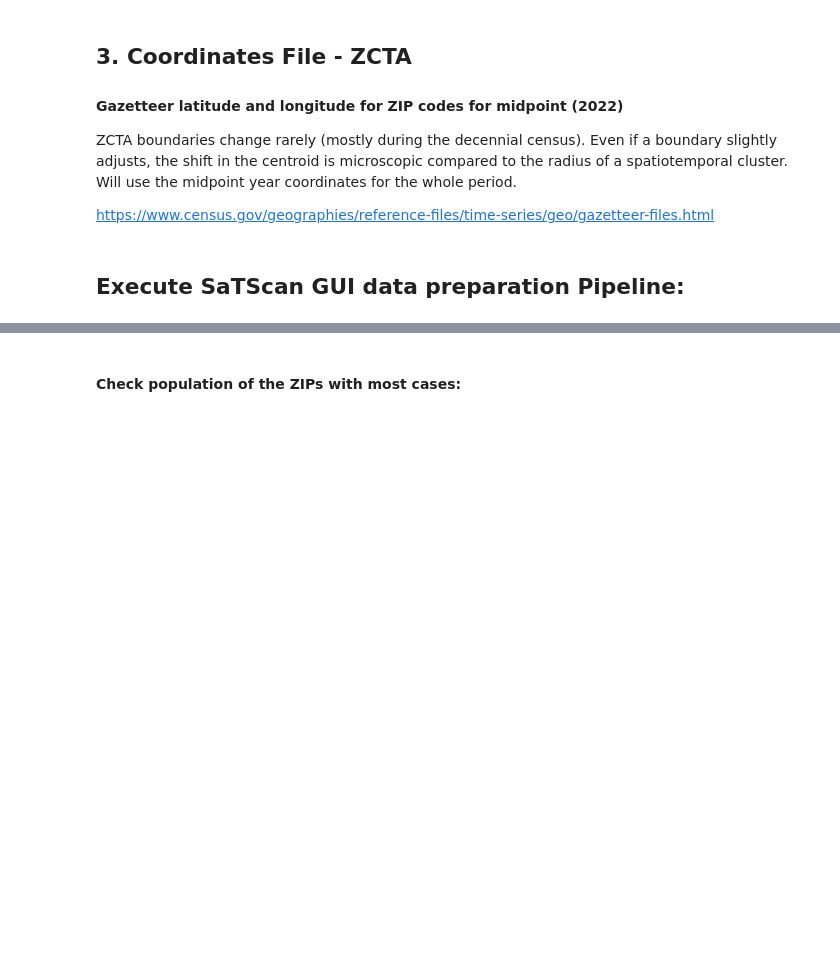
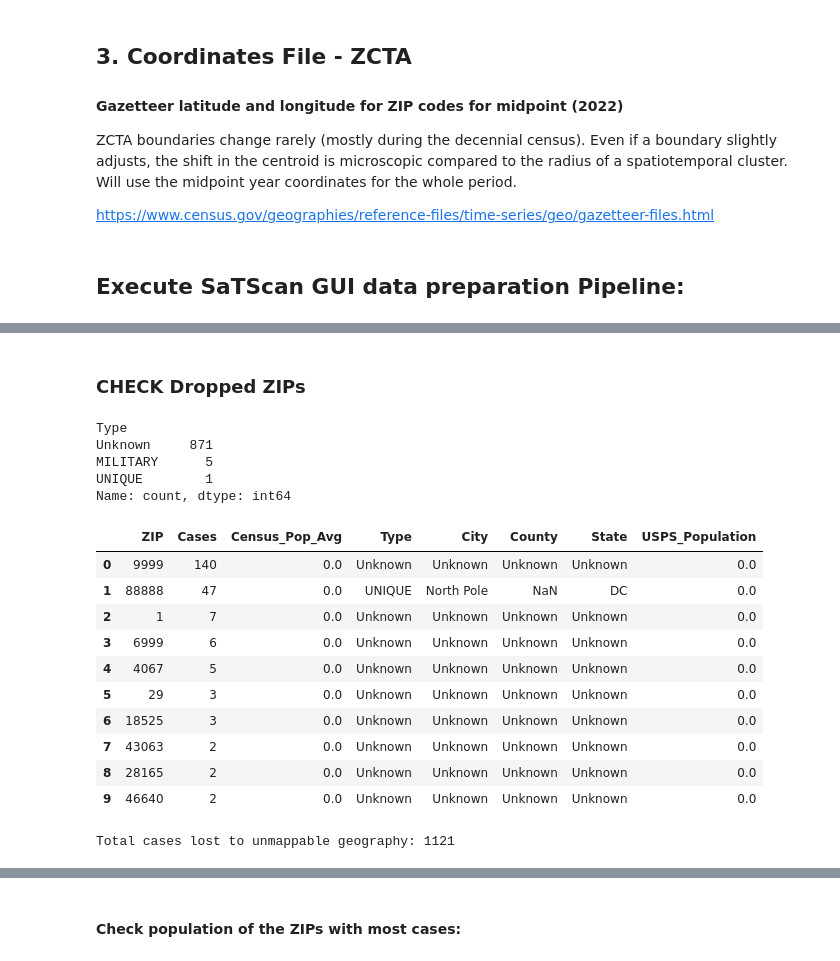
Before and after one commit to MatteoPS/suicide_forecasting, a Jupyter notebook: notebooks/1.1-NVDRS-geospatial.ipynb, the cells around one changed output, grey strips where cells are left out. Saved outputs shown, nothing was run; the diff lists cells and outputs as text; code cells hidden in the pictures; blank space fills up the shorter version.

```diff
--- a/notebooks/1.1-NVDRS-geospatial.ipynb
+++ b/notebooks/1.1-NVDRS-geospatial.ipynb
@@ -150,0 +156,33 @@ Success! Files ready for SaTScan GUI in: /Users/matteoperini/Library/CloudStorag
+# %% [markdown]
+### CHECK Dropped ZIPs
+# %%
+
+dropped_df = pd.read_csv(PROJECT_ROOT / "data" / "processed" / "satscan" / "dropped_unmappable_cases.csv")
+
+# See what types of ZIPs were dropped
+display(dropped_df['Type'].value_counts())
+
+# Look at the worst offenders (highest case counts dropped)
+display(dropped_df.head(10))
+
+# Calculate the total percentage of cases lost to PO Boxes/Unique ZIPs
+total_dropped = dropped_df['Cases'].sum()
+print(f"Total cases lost to unmappable geography: {total_dropped}")
+# %% [output]
+Type
+Unknown     871
+MILITARY      5
+UNIQUE        1
+Name: count, dtype: int64
+|  | ZIP | Cases | Census_Pop_Avg | Type | City | County | State | USPS_Population |
+| 0 | 9999 | 140 | 0.0 | Unknown | Unknown | Unknown | Unknown | 0.0 |
+| 1 | 88888 | 47 | 0.0 | UNIQUE | North Pole | NaN | DC | 0.0 |
+| 2 | 1 | 7 | 0.0 | Unknown | Unknown | Unknown | Unknown | 0.0 |
+| 3 | 6999 | 6 | 0.0 | Unknown | Unknown | Unknown | Unknown | 0.0 |
+| 4 | 4067 | 5 | 0.0 | Unknown | Unknown | Unknown | Unknown | 0.0 |
+| 5 | 29 | 3 | 0.0 | Unknown | Unknown | Unknown | Unknown | 0.0 |
+| 6 | 18525 | 3 | 0.0 | Unknown | Unknown | Unknown | Unknown | 0.0 |
+| 7 | 43063 | 2 | 0.0 | Unknown | Unknown | Unknown | Unknown | 0.0 |
+| 8 | 28165 | 2 | 0.0 | Unknown | Unknown | Unknown | Unknown | 0.0 |
+| 9 | 46640 | 2 | 0.0 | Unknown | Unknown | Unknown | Unknown | 0.0 |
+Total cases lost to unmappable geography: 1121
```
Also changed, not shown: parts of 5 cells of this notebook, 5 other files.
